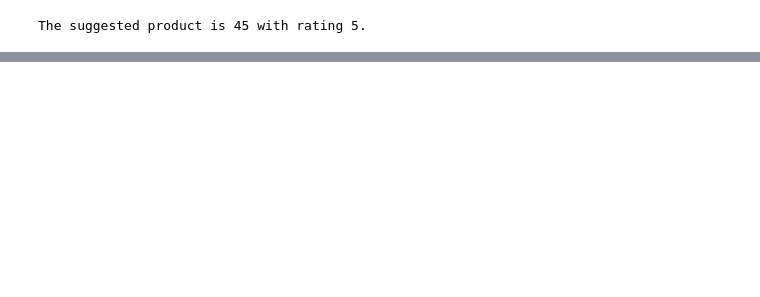
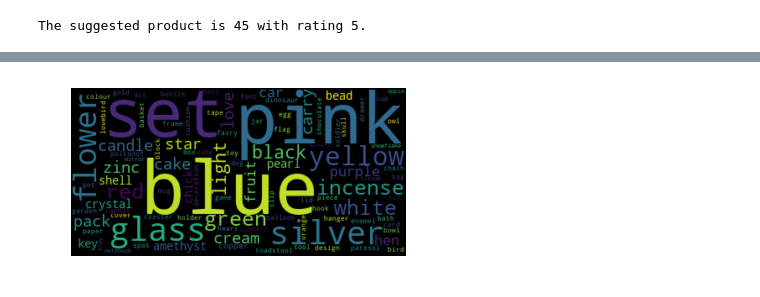
Before and after one commit to rootstrap/datasciene-ecommerce, a Jupyter notebook: e-commerce-example.ipynb, the cells around one changed output, grey strips where cells are left out. Saved outputs shown, nothing was run; the diff lists cells and outputs as text; code cells hidden in the pictures; blank space fills up the shorter version.

```diff
--- a/e-commerce-example.ipynb
+++ b/e-commerce-example.ipynb
@@ -922,0 +964,15 @@ The suggested product is 45 with rating 5.
+# %%
+import matplotlib.pyplot as plt
+def generate_plot(ax, text, max_words=1000):
+    wordcloud = WordCloud(max_words=max_words).generate(text)
+    ax.imshow(wordcloud, interpolation='bilinear')
+    ax.axis("off")
+    return ax
+
+text = " ".join(word for word in word_dist)
+fig = plt.figure()
+ax = fig.add_subplot(111)
+ax = generate_plot(ax, text, 100)
+plt.show()
+# %% [output]
+[figure, added]
```
Also changed, not shown: parts of 29 cells of this notebook.
